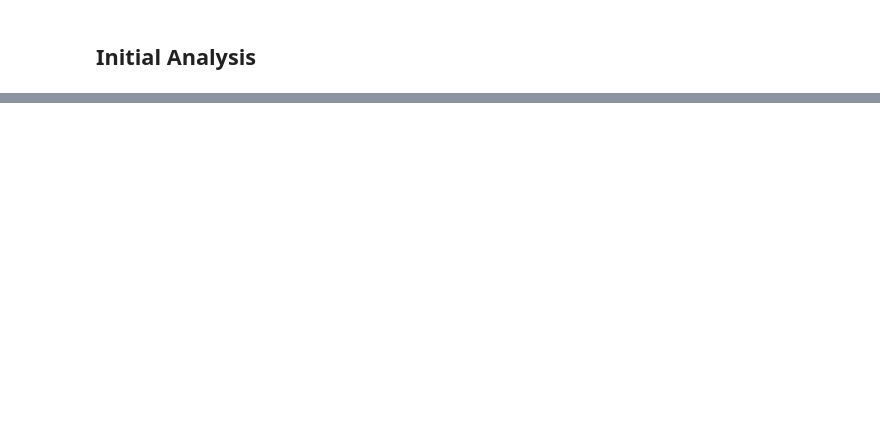
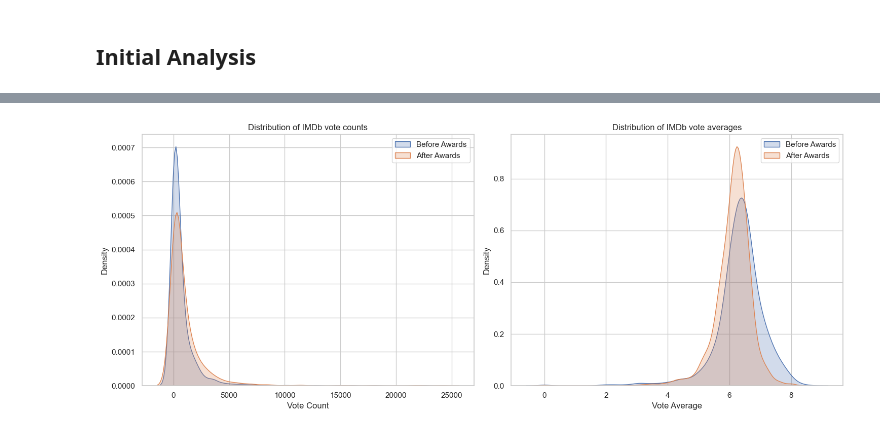
Before and after one commit to epfl-ada/ada-2023-project-cedars10452, a Jupyter notebook: Untitled.ipynb, the cells around one changed output, grey strips where cells are left out. Saved outputs shown, nothing was run; the diff lists cells and outputs as text; code cells hidden in the pictures; blank space fills up the shorter version.

```diff
--- a/Untitled.ipynb
+++ b/Untitled.ipynb
@@ -602,0 +814,29 @@ These movies, each associated with notable directors and producers, not only div
+# %%
+
+# Create a figure with two subplots
+plt.figure(figsize=(15, 6))
+
+# Plot distribution of vote averages before and after awards
+# Plot distribution of box office revenue before and after awards
+plt.subplot(1, 2, 1)
+sns.kdeplot(before_means['vote_count'], label='Before Awards', shade=True)
+sns.kdeplot(after_means['vote_count'], label='After Awards', shade=True)
+plt.title('Distribution of IMDb vote counts')
+plt.xlabel('Vote Count')
+plt.ylabel('Density')
+plt.legend()
+
+# Plot distribution of log-transformed box office revenue before and after awards
+plt.subplot(1, 2, 2)
+sns.kdeplot(before_means['vote_average'], label='Before Awards', shade=True)
+sns.kdeplot(after_means['vote_average'], label='After Awards', shade=True)
+plt.title('Distribution of IMDb vote averages')
+plt.xlabel('Vote Average')
+plt.ylabel('Density')
+plt.legend()
+
+# Display the plots
+plt.tight_layout()
+plt.show()
+# %% [output]
+[figure, added]
```
Also changed, not shown: parts of 159 cells of this notebook.
